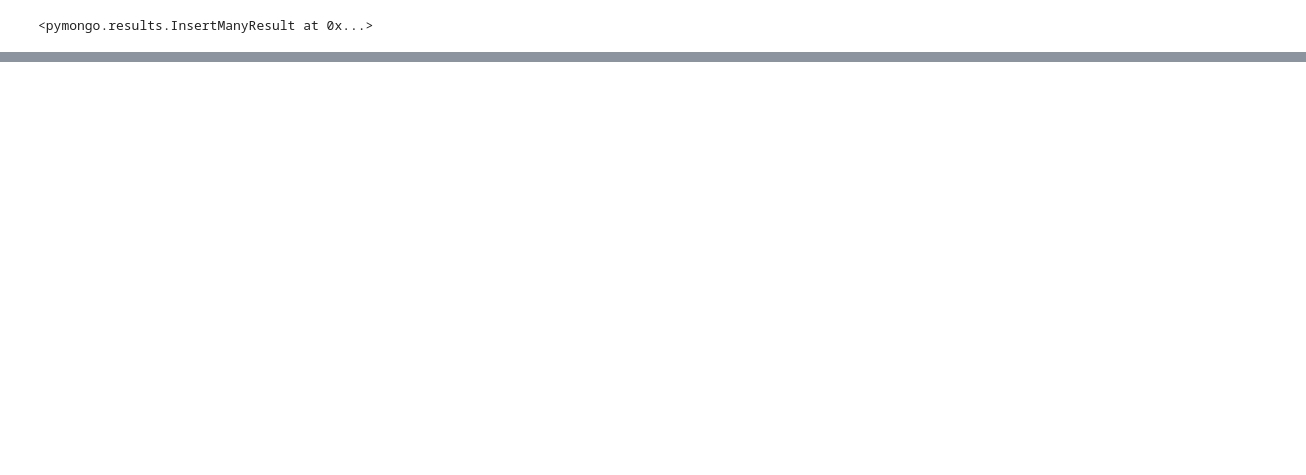
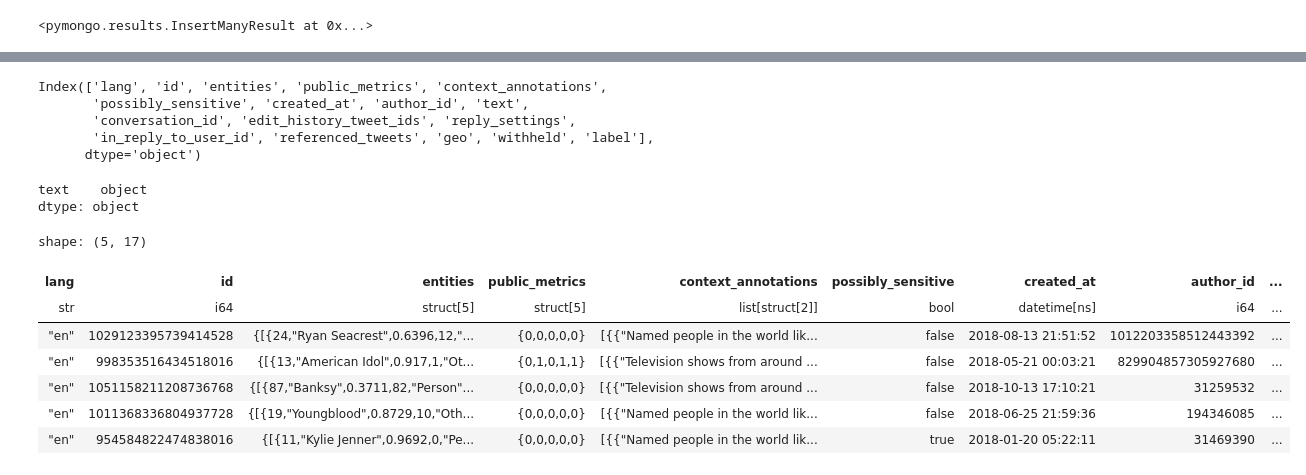
Before and after one commit to koolerkx/sns-fake-content, a Jupyter notebook: database/seeder.ipynb, the cells around one changed output, grey strips where cells are left out. Cells and saved outputs as stored; diff of their text form; code cells hidden in the pictures; blank space fills up the shorter version.

```diff
--- a/database/seeder.ipynb
+++ b/database/seeder.ipynb
@@ -157,0 +309,49 @@ JSONDecodeError: Invalid \escape: line 1 column 127 (char 126)
+# %%
+tweets.columns
+# %% [output]
+Index(['lang', 'id', 'entities', 'public_metrics', 'context_annotations',
+       'possibly_sensitive', 'created_at', 'author_id', 'text',
+       'conversation_id', 'edit_history_tweet_ids', 'reply_settings',
+       'in_reply_to_user_id', 'referenced_tweets', 'geo', 'withheld', 'label'],
+      dtype='object')
+# %%
+tweets_pd.dtypes
+# %% [output]
+text    object
+dtype: object
+# %%
+tweets_pd = tweets[
+    [
+        "lang",
+        "id",
+        "entities",
+        "public_metrics",
+        "context_annotations",
+        "possibly_sensitive",
+        "created_at",
+        "author_id",
+        "text",
+        "conversation_id",
+        "edit_history_tweet_ids",
+        "reply_settings",
+        "in_reply_to_user_id",
+        "referenced_tweets",
+        "geo",
+        "withheld",
+        "label",
+    ]
+]
+# tweets_pd[1265792:1265794]
+tweets_pd['text'] = tweets_pd['text'].astype(str)
+# %%
+tweets_pl = pl.from_pandas(tweets_pd, schema_overrides={"text": pl.Utf8})
+tweets_pl.head()
+# %% [output]
+shape: (5, 17)
+| lang | id | entities | public_metrics | context_annotations | possibly_sensitive | created_at | author_id | ... |
+| str | i64 | struct[5] | struct[5] | list[struct[2]] | bool | datetime[ns] | i64 | ... |
+| "en" | 1029123395739414528 | {[{24,"Ryan Seacrest",0.6396,12,"... | {0,0,0,0,0} | [{{"Named people in the world lik... | false | 2018-08-13 21:51:52 | 1012203358512443392 | ... |
+| "en" | 998353516434518016 | {[{13,"American Idol",0.917,1,"Ot... | {0,1,0,1,1} | [{{"Television shows from around ... | false | 2018-05-21 00:03:21 | 829904857305927680 | ... |
+| "en" | 1051158211208736768 | {[{87,"Banksy",0.3711,82,"Person"... | {0,0,0,0,0} | [{{"Television shows from around ... | false | 2018-10-13 17:10:21 | 31259532 | ... |
+| "en" | 1011368336804937728 | {[{19,"Youngblood",0.8729,10,"Oth... | {0,0,0,0,0} | [{{"Named people in the world lik... | false | 2018-06-25 21:59:36 | 194346085 | ... |
+| "en" | 954584822474838016 | {[{11,"Kylie Jenner",0.9692,0,"Pe... | {0,0,0,0,0} | [{{"Named people in the world lik... | true | 2018-01-20 05:22:11 | 31469390 | ... |
```
Also changed, not shown: parts of 36 cells of this notebook, 5 other files.
